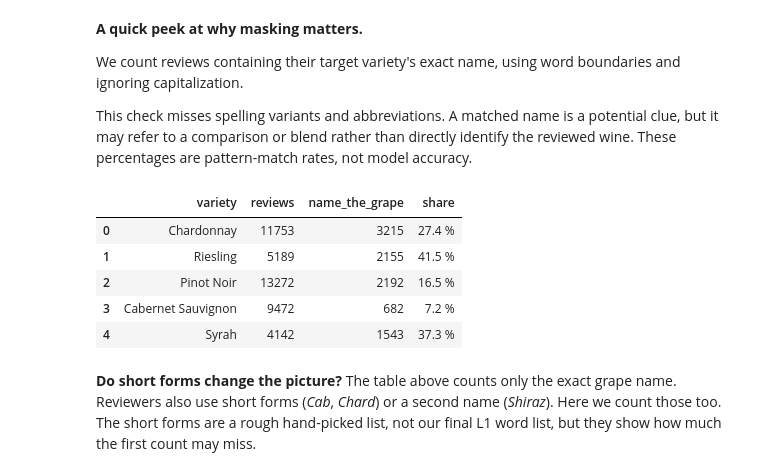
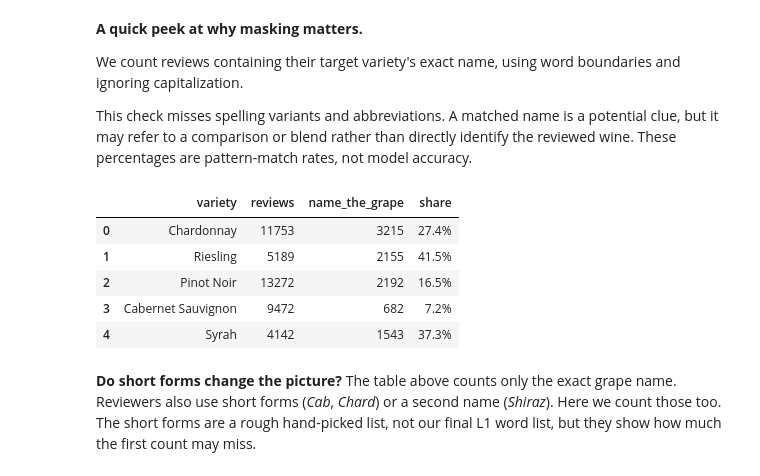
Before and after one commit to abrukhanska/dry-run, a Jupyter notebook: dry_run.ipynb, the cells around one changed output. Cells and saved outputs as stored; diff of their text form; code cells hidden in the pictures.

```diff
--- a/dry_run.ipynb
+++ b/dry_run.ipynb
@@ -781,32 +910,56 @@ name is a potential clue, but it may refer to a comparison or blend
 rather than directly identify the reviewed wine. These percentages
 are pattern-match rates, not model accuracy.
 # %%
-def names_its_grape(texts, grape):
-    pattern = re.compile(r"\b" + re.escape(grape) + r"\b", flags=re.IGNORECASE)
-    return texts.fillna("").astype(str).apply(lambda t: bool(pattern.search(t)))
+if DATA_STAGE == "raw":
 
+    def names_its_grape(texts, grape):
+        pattern = re.compile(
+            r"\b" + re.escape(grape) + r"\b",
+            flags=re.IGNORECASE,
+        )
 
-peek_rows = []
-for grape in CLASSES:
-    texts = five.loc[five["variety"] == grape, "description"]
-    hit = names_its_grape(texts, grape)
-    peek_rows.append({
-        "variety": grape,
-        "reviews": len(texts),
-        "name_the_grape": int(hit.sum()),
-        "share": round(float(hit.mean()), 3),
-    })
+        return (
+            texts.fillna("")
+            .astype(str)
+            .apply(lambda text: bool(pattern.search(text)))
+        )
 
-name_peek = pd.DataFrame(peek_rows)
-name_peek["share"] = (name_peek["share"] * 100).round(1).astype(str) + " %"
-name_peek
+    peek_rows = []
+
+    for grape in CLASSES:
+        texts = five.loc[
+            five["variety"].eq(grape),
+            "description",
+        ]
+
+        hit = names_its_grape(texts, grape)
+
+        peek_rows.append({
+            "variety": grape,
+            "reviews": len(texts),
+            "name_the_grape": int(hit.sum()),
+            "share": round(100 * float(hit.mean()), 1),
+        })
+
+    name_peek = pd.DataFrame(peek_rows)
+
+    display(
+        name_peek.assign(
+            share=name_peek["share"].map(
+                lambda value: f"{value:.1f}%"
+            )
+        )
+    )
+
+else:
+    print("Original-data exploration skipped in sample mode.")
 # %% [output]
 |  | variety | reviews | name_the_grape | share |
-| 0 | Chardonnay | 11753 | 3215 | 27.4 % |
-| 1 | Riesling | 5189 | 2155 | 41.5 % |
-| 2 | Pinot Noir | 13272 | 2192 | 16.5 % |
-| 3 | Cabernet Sauvignon | 9472 | 682 | 7.2 % |
-| 4 | Syrah | 4142 | 1543 | 37.3 % |
+| 0 | Chardonnay | 11753 | 3215 | 27.4% |
+| 1 | Riesling | 5189 | 2155 | 41.5% |
+| 2 | Pinot Noir | 13272 | 2192 | 16.5% |
+| 3 | Cabernet Sauvignon | 9472 | 682 | 7.2% |
+| 4 | Syrah | 4142 | 1543 | 37.3% |
 # %% [markdown]
 **Do short forms change the picture?** The table above counts only the exact grape name. Reviewers also use short forms (*Cab*, *Chard*) or a second name (*Shiraz*). Here we count those too. The short forms are a rough hand-picked list, not our final L1 word list, but they show how much the first count may miss.
 # %%
```
Also changed, not shown: parts of 38 cells of this notebook, 14 other files.
